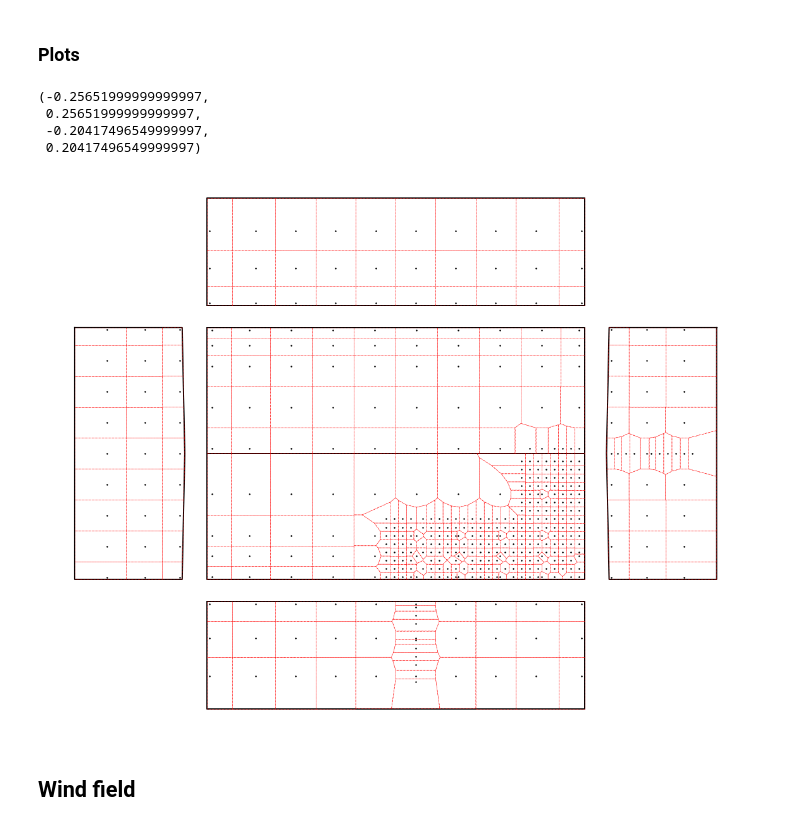
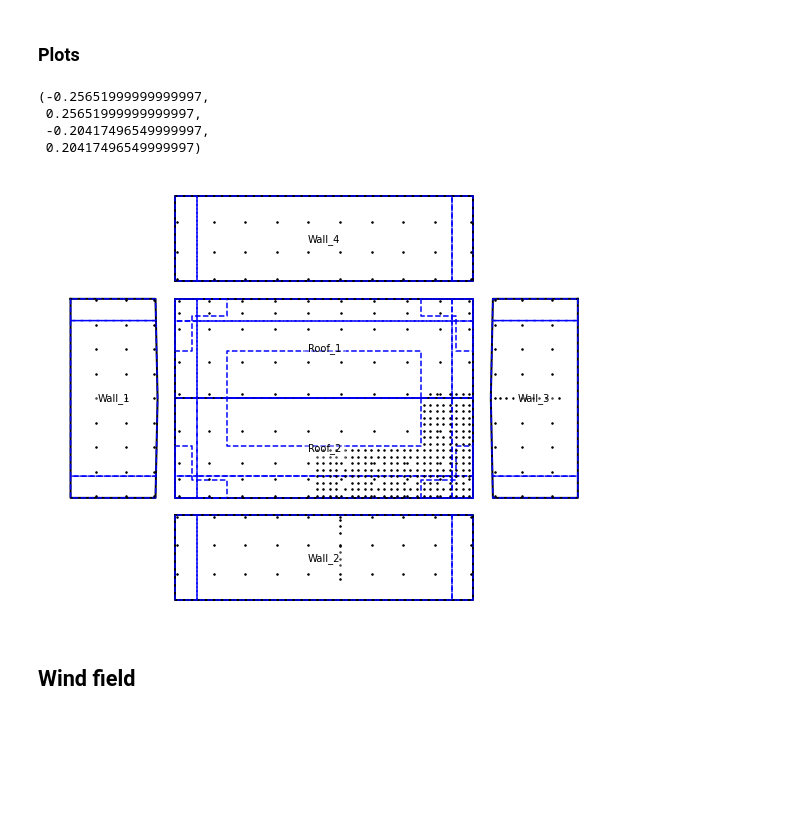
Before and after one commit to Tsinuel/windCalc, a Jupyter notebook: src/lab_TTU_TNG.ipynb, the cells around one changed output. Cells and saved outputs as stored; diff of their text form; code cells hidden in the pictures; blank space fills up the shorter version.

```diff
--- a/src/lab_windCAD.ipynb
+++ b/src/lab_TTU_TNG.ipynb
@@ -33,7 +33,7 @@ D = 0.183
 lScl=0.02
 
 badTaps = None
-badTaps = [1316, 1807, 2609,]
+# badTaps = [1316, 1807, 2609,]
 # %% [markdown]
 ## Building Geometry
 # %%
@@ -243,25 +238,25 @@ print(bldg.error_in_zones)
 # %% [markdown]
 ### Plots
 # %%
-fig = plt.figure(figsize=[20,16])
+fig = plt.figure(figsize=[10,8])
 ax = fig.add_subplot()
 
-bldg.plotEdges(ax=ax,showName=False)
-# bldg.plotZones(ax=ax)
+bldg.plotEdges(ax=ax,showName=True)
+bldg.plotZones(ax=ax)
 bldg.plotTaps(ax=ax)
-bldg.plotTribs(ax=ax)
+# bldg.plotTribs(ax=ax)
 # bldg.plotPanels(ax=ax,aIdx=2)
 
 ax.axis('equal')
 ax.axis('off')
 # if saveFigs:
 #     fig.savefig(figDir+"tapLayout.svg",format='svg',dpi=1200, bbox_inches='tight')
 # %% [output]
 (-0.25651999999999997,
  0.25651999999999997,
  -0.20417496549999997,
  0.20417496549999997)
-[figure, old version]
+[figure, new version]
 # %% [markdown]
 ## Wind field
 # %% [markdown]
```
Also changed, not shown: parts of 13 cells of this notebook, 7 other files.
